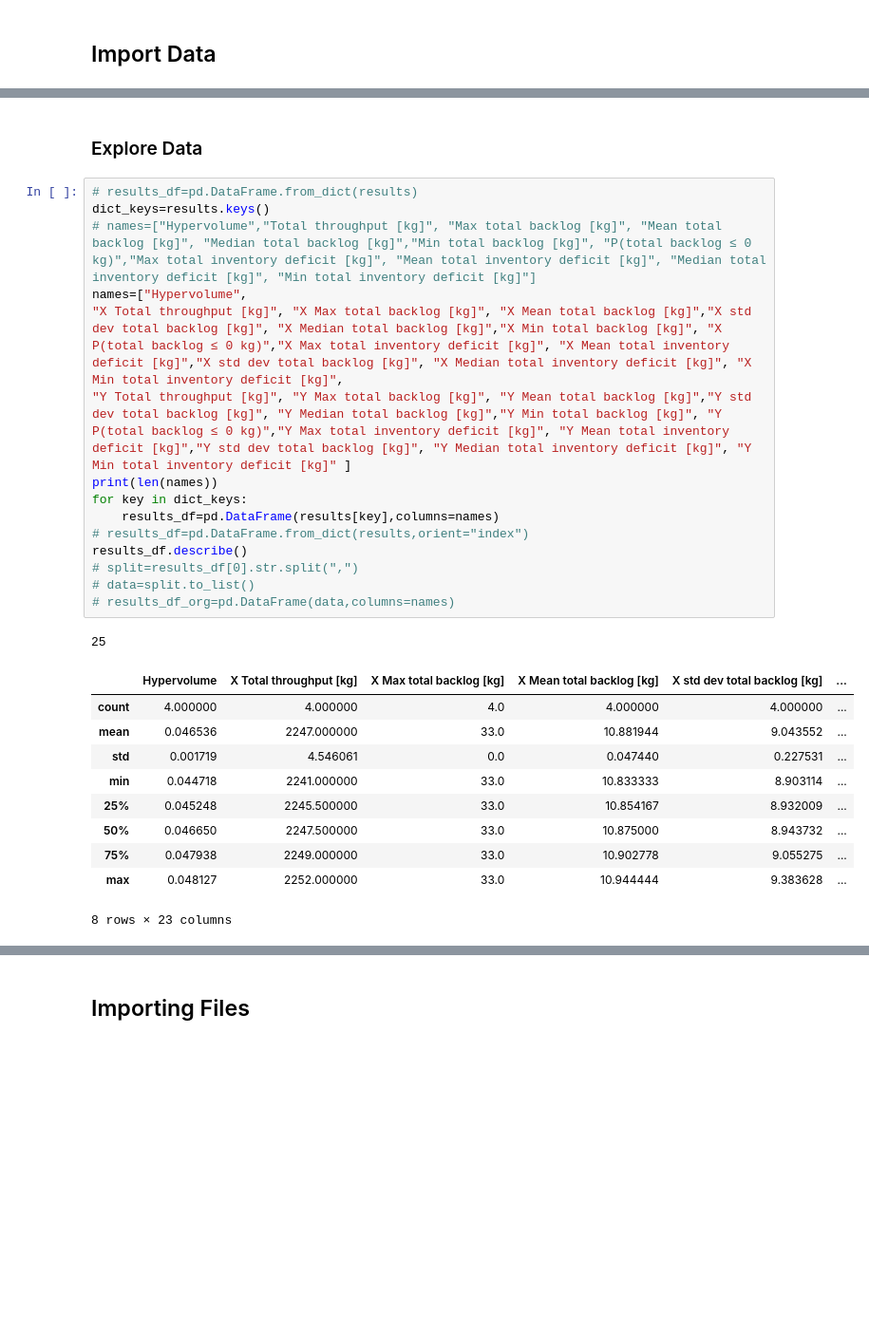
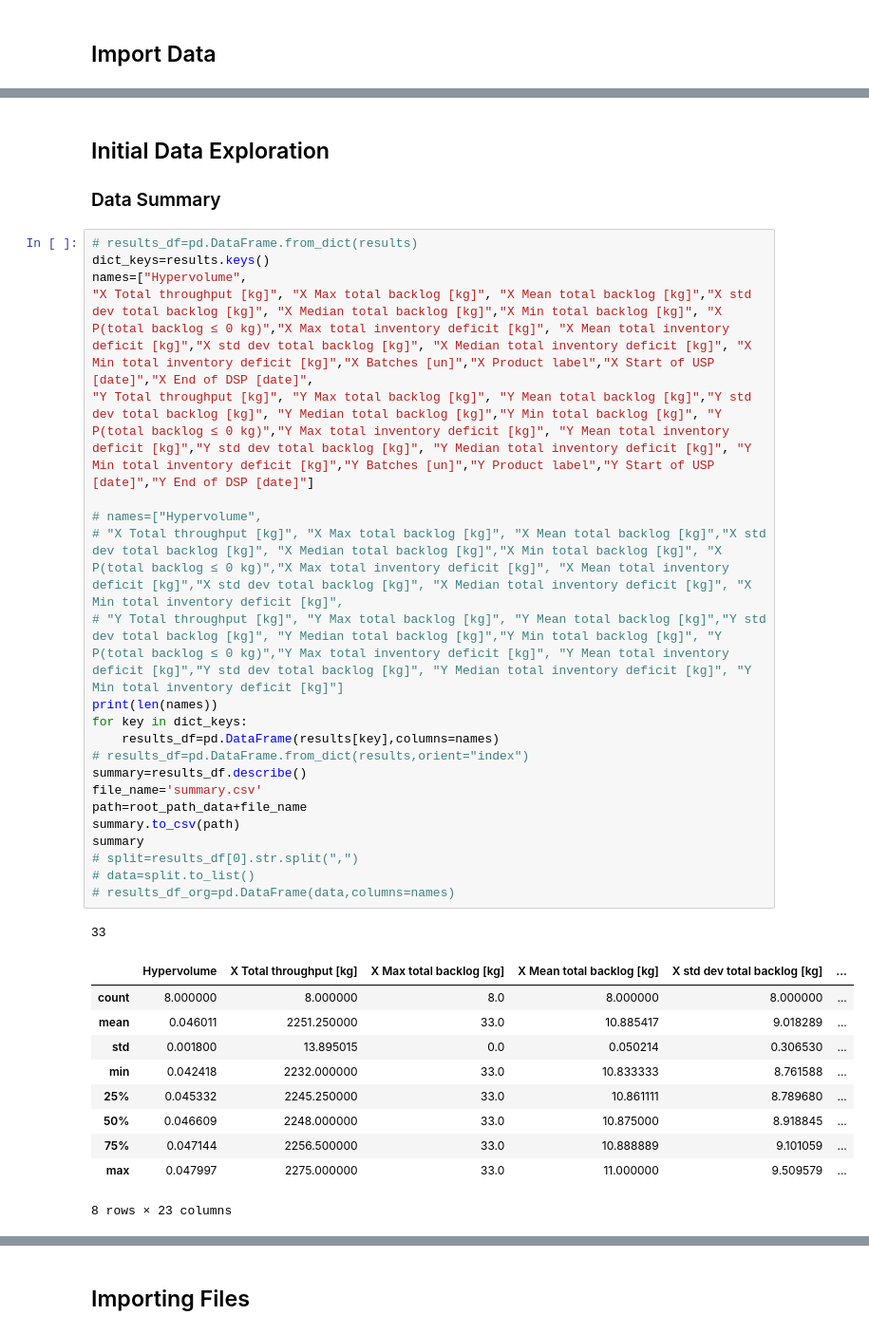
Before and after one commit to DTKx/capacityplanpy, a Jupyter notebook: 02_implementacao/reproduction.ipynb, the cells around one changed output, grey strips where cells are left out. Shown at 95% size. Cells and saved outputs as stored; diff of their text form; blank space fills up the shorter version.

```diff
--- a/02_implementacao/reproduction.ipynb
+++ b/02_implementacao/reproduction.ipynb
@@ -27,29 +39,37 @@ infile.close()
-# %% [markdown]
-### Explore Data
+# %% [markdown]
+## Initial Data Exploration
+### Data Summary
 # %%
 # results_df=pd.DataFrame.from_dict(results)
 dict_keys=results.keys()
-# names=["Hypervolume","Total throughput [kg]", "Max total backlog [kg]", "Mean total backlog [kg]", "Median total backlog [kg]","Min total backlog [kg]", "P(total backlog ≤ 0 kg)","Max total inventory deficit [kg]", "Mean total inventory deficit [kg]", "Median total inventory deficit [kg]", "Min total inventory deficit [kg]"]
 names=["Hypervolume",
-"X Total throughput [kg]", "X Max total backlog [kg]", "X Mean total backlog [kg]","X std dev total backlog [kg]", "X Median total backlog [kg]","X Min total backlog [kg]", "X P(total backlog ≤ 0 kg)","X Max total inventory deficit [kg]", "X Mean total inventory deficit [kg]","X std dev total backlog [kg]", "X Median total inventory deficit [kg]", "X Min total inventory deficit [kg]",
-"Y Total throughput [kg]", "Y Max total backlog [kg]", "Y Mean total backlog [kg]","Y std dev total backlog [kg]", "Y Median total backlog [kg]","Y Min total backlog [kg]", "Y P(total backlog ≤ 0 kg)","Y Max total inventory deficit [kg]", "Y Mean total inventory deficit [kg]","Y std dev total backlog [kg]", "Y Median total inventory deficit [kg]", "Y Min total inventory deficit [kg]" ]
+"X Total throughput [kg]", "X Max total backlog [kg]", "X Mean total backlog [kg]","X std dev total backlog [kg]", "X Median total backlog [kg]","X Min total backlog [kg]", "X P(total backlog ≤ 0 kg)","X Max total inventory deficit [kg]", "X Mean total inventory deficit [kg]","X std dev total backlog [kg]", "X Median total inventory deficit [kg]", "X Min total inventory deficit [kg]","X Batches [un]","X Product label","X Start of USP [date]","X End of DSP [date]",
+"Y Total throughput [kg]", "Y Max total backlog [kg]", "Y Mean total backlog [kg]","Y std dev total backlog [kg]", "Y Median total backlog [kg]","Y Min total backlog [kg]", "Y P(total backlog ≤ 0 kg)","Y Max total inventory deficit [kg]", "Y Mean total inventory deficit [kg]","Y std dev total backlog [kg]", "Y Median total inventory deficit [kg]", "Y Min total inventory deficit [kg]","Y Batches [un]","Y Product label","Y Start of USP [date]","Y End of DSP [date]"]
+
+# names=["Hypervolume",
+# "X Total throughput [kg]", "X Max total backlog [kg]", "X Mean total backlog [kg]","X std dev total backlog [kg]", "X Median total backlog [kg]","X Min total backlog [kg]", "X P(total backlog ≤ 0 kg)","X Max total inventory deficit [kg]", "X Mean total inventory deficit [kg]","X std dev total backlog [kg]", "X Median total inventory deficit [kg]", "X Min total inventory deficit [kg]",
+# "Y Total throughput [kg]", "Y Max total backlog [kg]", "Y Mean total backlog [kg]","Y std dev total backlog [kg]", "Y Median total backlog [kg]","Y Min total backlog [kg]", "Y P(total backlog ≤ 0 kg)","Y Max total inventory deficit [kg]", "Y Mean total inventory deficit [kg]","Y std dev total backlog [kg]", "Y Median total inventory deficit [kg]", "Y Min total inventory deficit [kg]"]
 print(len(names))
 for key in dict_keys:
     results_df=pd.DataFrame(results[key],columns=names)
 # results_df=pd.DataFrame.from_dict(results,orient="index")
-results_df.describe()
+summary=results_df.describe()
+file_name='summary.csv'
+path=root_path_data+file_name
+summary.to_csv(path)
+summary
 # split=results_df[0].str.split(",")
 # data=split.to_list()
 # results_df_org=pd.DataFrame(data,columns=names)
 # %% [output]
-25
+33
 |  | Hypervolume | X Total throughput [kg] | X Max total backlog [kg] | X Mean total backlog [kg] | X std dev total backlog [kg] | ... |
-| count | 4.000000 | 4.000000 | 4.0 | 4.000000 | 4.000000 | ... |
-| mean | 0.046536 | 2247.000000 | 33.0 | 10.881944 | 9.043552 | ... |
-| std | 0.001719 | 4.546061 | 0.0 | 0.047440 | 0.227531 | ... |
-| min | 0.044718 | 2241.000000 | 33.0 | 10.833333 | 8.903114 | ... |
-| 25% | 0.045248 | 2245.500000 | 33.0 | 10.854167 | 8.932009 | ... |
-| 50% | 0.046650 | 2247.500000 | 33.0 | 10.875000 | 8.943732 | ... |
-| 75% | 0.047938 | 2249.000000 | 33.0 | 10.902778 | 9.055275 | ... |
-| max | 0.048127 | 2252.000000 | 33.0 | 10.944444 | 9.383628 | ... |
+| count | 8.000000 | 8.000000 | 8.0 | 8.000000 | 8.000000 | ... |
+| mean | 0.046011 | 2251.250000 | 33.0 | 10.885417 | 9.018289 | ... |
+| std | 0.001800 | 13.895015 | 0.0 | 0.050214 | 0.306530 | ... |
+| min | 0.042418 | 2232.000000 | 33.0 | 10.833333 | 8.761588 | ... |
+| 25% | 0.045332 | 2245.250000 | 33.0 | 10.861111 | 8.789680 | ... |
+| 50% | 0.046609 | 2248.000000 | 33.0 | 10.875000 | 8.918845 | ... |
+| 75% | 0.047144 | 2256.500000 | 33.0 | 10.888889 | 9.101059 | ... |
+| max | 0.047997 | 2275.000000 | 33.0 | 11.000000 | 9.509579 | ... |
 8 rows × 23 columns
```
Also changed, not shown: parts of 4 cells of this notebook, 1 other file.
